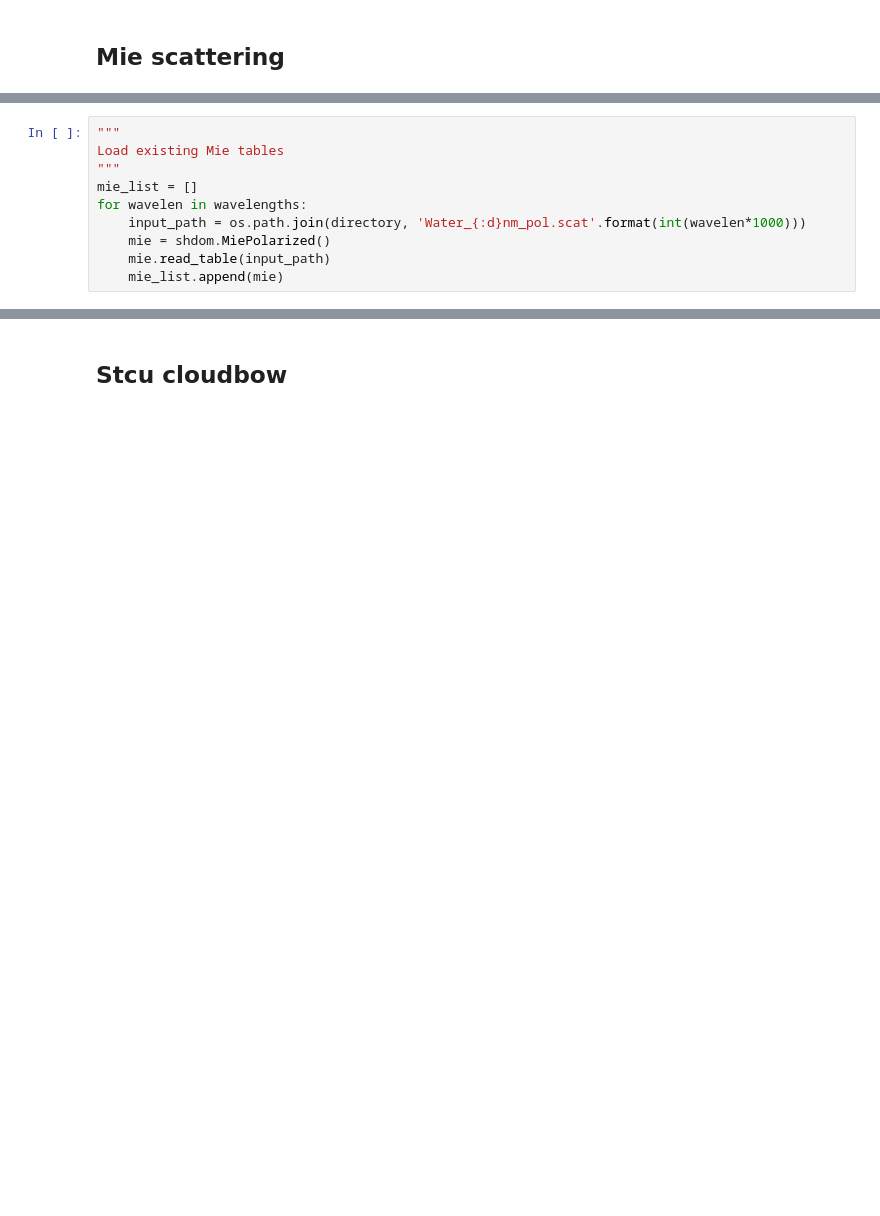
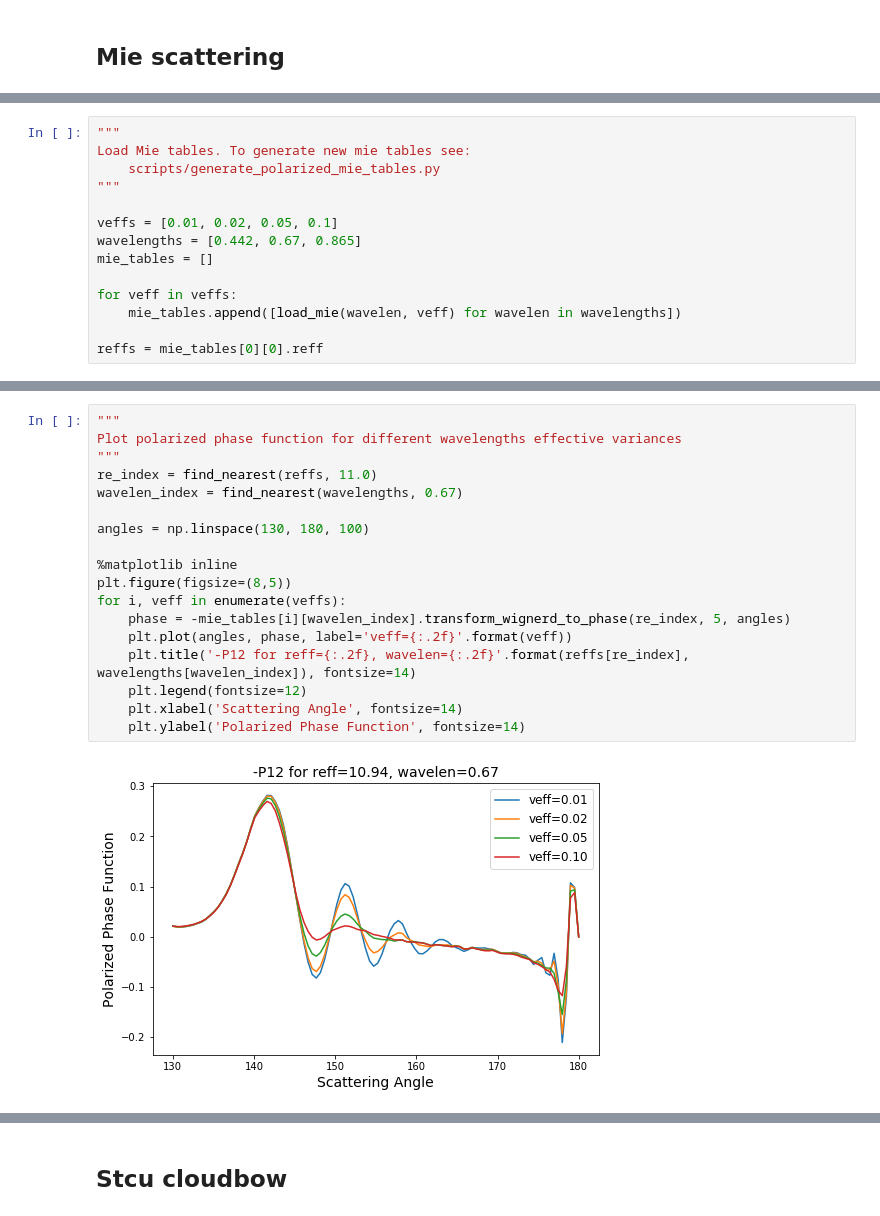
Before and after one commit to CloudTomography/AT3D, a Jupyter notebook: notebooks/Cloudbow Analysis.ipynb, the cells around one changed output, grey strips where cells are left out. Cells and saved outputs as stored; diff of their text form; blank space fills up the shorter version.

```diff
--- a/notebooks/Cloudbow Analysis.ipynb
+++ b/notebooks/Cloudbow Analysis.ipynb
@@ -54,10 +71,0 @@ for wavelen in wavelengths:
-# %%
-"""
-Load existing Mie tables
-"""
-mie_list = []
-for wavelen in wavelengths:
-    input_path = os.path.join(directory, 'Water_{:d}nm_pol.scat'.format(int(wavelen*1000)))
-    mie = shdom.MiePolarized()
-    mie.read_table(input_path)
-    mie_list.append(mie)
@@ -88,0 +72,14 @@ for wavelen, mie in zip(wavelengths, mie_list):
+# %%
+"""
+Load Mie tables. To generate new mie tables see:
+    scripts/generate_polarized_mie_tables.py
+"""
+
+veffs = [0.01, 0.02, 0.05, 0.1]
+wavelengths = [0.442, 0.67, 0.865]
+mie_tables = []
+
+for veff in veffs:
+    mie_tables.append([load_mie(wavelen, veff) for wavelen in wavelengths])
+
+reffs = mie_tables[0][0].reff
@@ -88,0 +104,20 @@ for wavelen, mie in zip(wavelengths, mie_list):
+# %%
+"""
+Plot polarized phase function for different wavelengths effective variances
+"""
+re_index = find_nearest(reffs, 11.0)
+wavelen_index = find_nearest(wavelengths, 0.67)
+
+angles = np.linspace(130, 180, 100)
+
+%matplotlib inline
+plt.figure(figsize=(8,5))
+for i, veff in enumerate(veffs):
+    phase = -mie_tables[i][wavelen_index].transform_wignerd_to_phase(re_index, 5, angles)
+    plt.plot(angles, phase, label='veff={:.2f}'.format(veff))
+    plt.title('-P12 for reff={:.2f}, wavelen={:.2f}'.format(reffs[re_index], wavelengths[wavelen_index]), fontsize=14)
+    plt.legend(fontsize=12)
+    plt.xlabel('Scattering Angle', fontsize=14)
+    plt.ylabel('Polarized Phase Function', fontsize=14)
+# %% [output]
+[figure, added]
```
Also changed, not shown: parts of 18 cells of this notebook, 11 other files.
